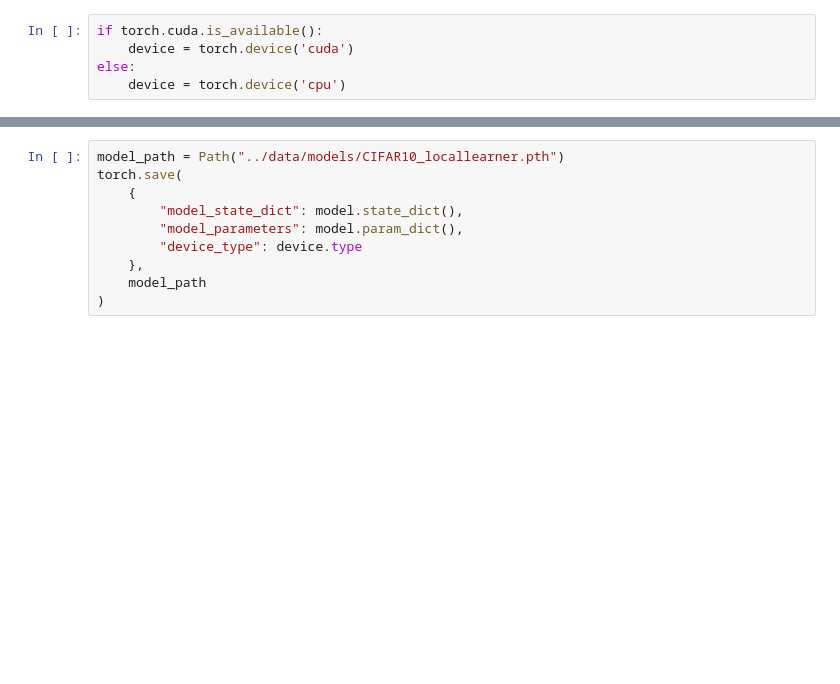
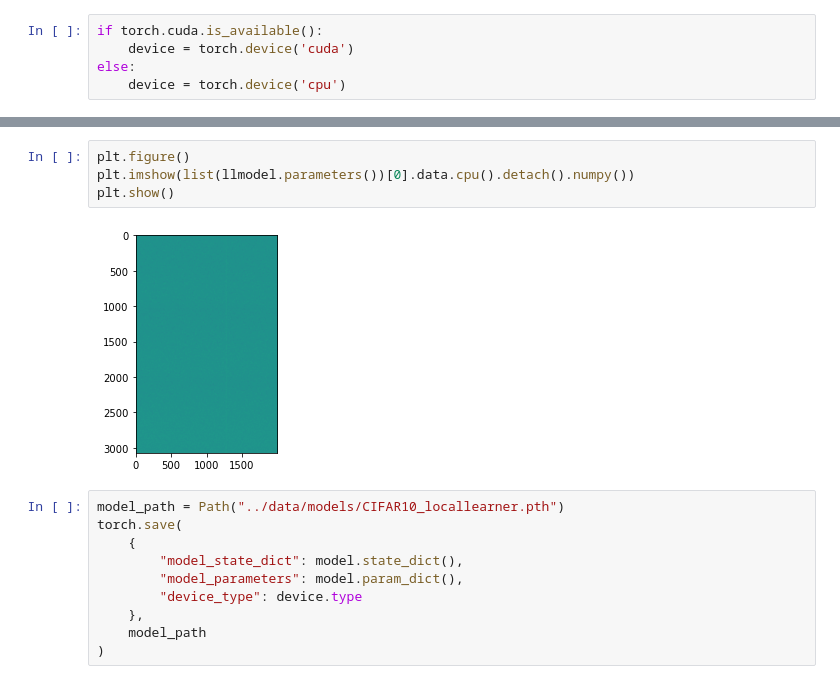
Before and after one commit to holzhauk/LocalLearning, a Jupyter notebook: notebooks/CIFAR10.ipynb, the cells around one changed output, grey strips where cells are left out. Saved outputs shown, nothing was run; the diff lists cells and outputs as text; blank space fills up the shorter version.

```diff
--- a/notebooks/CIFAR10.ipynb
+++ b/notebooks/CIFAR10.ipynb
@@ -52,3 +76,9 @@ LocalLearning.train_unsupervised(dataloader_train, model, device, no_epochs=NO_E
+# %%
+plt.figure()
+plt.imshow(list(llmodel.parameters())[0].data.cpu().detach().numpy())
+plt.show()
+# %% [output]
+[figure, added]
 # %%
 model_path = Path("../data/models/CIFAR10_locallearner.pth")
 torch.save(
```
Also changed, not shown: parts of 46 cells of this notebook, 14 other files.
